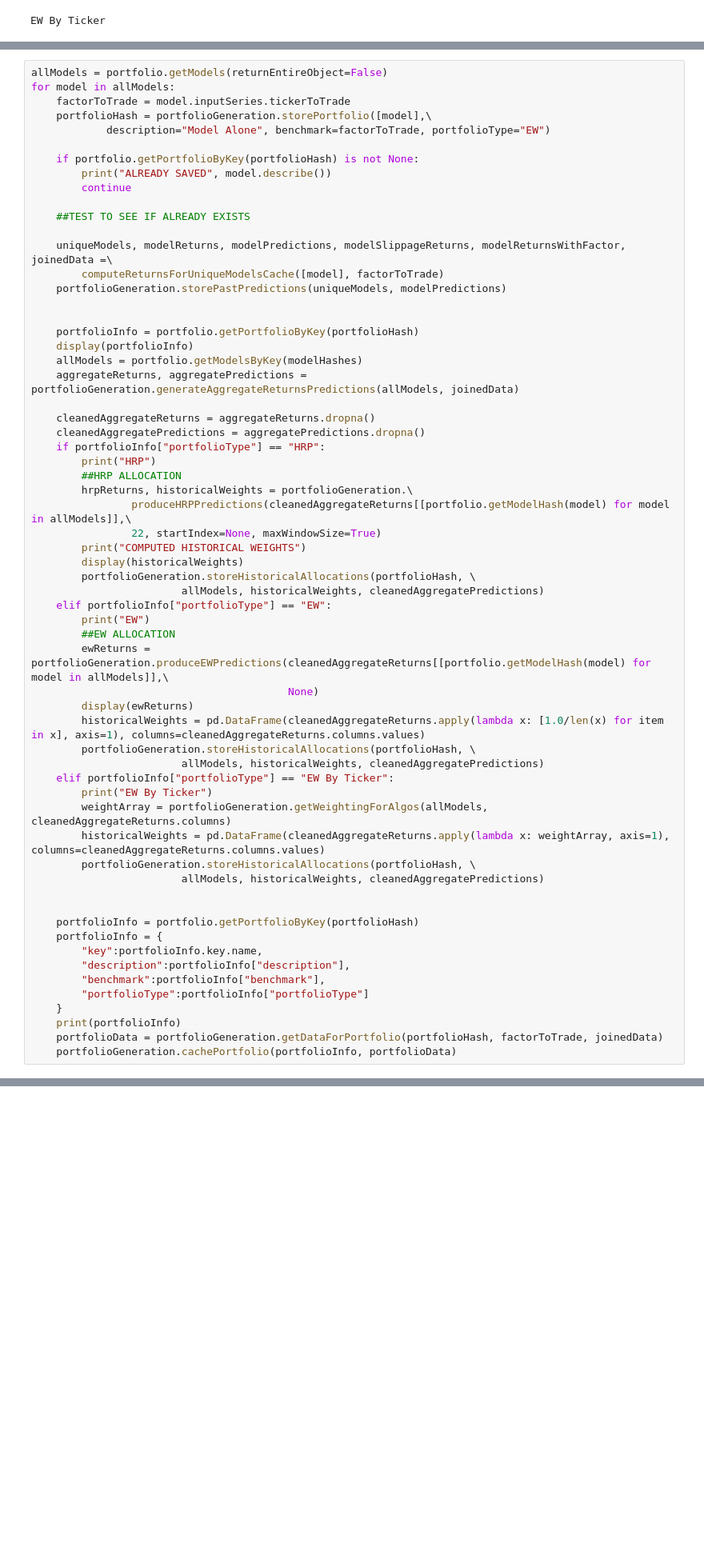
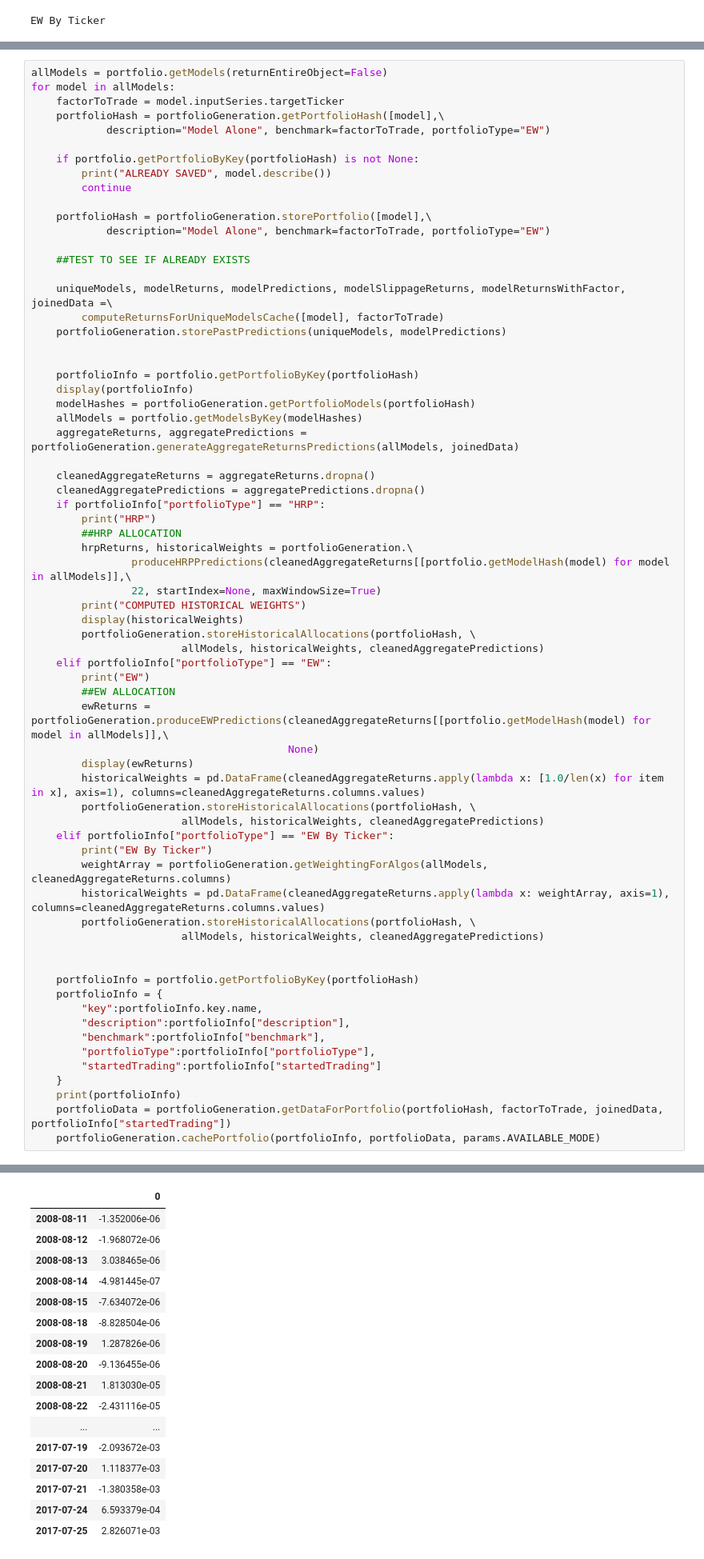
Before and after one commit to SignalBuilders/walkforwardTrader, a Jupyter notebook: Introduce and Initialize Portfolio From Cache.ipynb, the cells around one changed output, grey strips where cells are left out. Shown: that part at 80% size. Saved outputs shown, nothing was run; the diff lists cells and outputs as text; blank space fills up the shorter version.

```diff
--- a/Introduce and Initialize Portfolio From Cache.ipynb
+++ b/Introduce and Initialize Portfolio From Cache.ipynb
@@ -393,13 +399,16 @@ portfolioGeneration.cachePortfolio(portfolioInfo, portfolioData)
 # %%
 allModels = portfolio.getModels(returnEntireObject=False)
 for model in allModels:
-    factorToTrade = model.inputSeries.tickerToTrade
-    portfolioHash = portfolioGeneration.storePortfolio([model],\
+    factorToTrade = model.inputSeries.targetTicker
+    portfolioHash = portfolioGeneration.getPortfolioHash([model],\
             description="Model Alone", benchmark=factorToTrade, portfolioType="EW")
 
     if portfolio.getPortfolioByKey(portfolioHash) is not None:
         print("ALREADY SAVED", model.describe())
         continue
+
+    portfolioHash = portfolioGeneration.storePortfolio([model],\
+            description="Model Alone", benchmark=factorToTrade, portfolioType="EW")
 
     ##TEST TO SEE IF ALREADY EXISTS
 
@@ -410,6 +419,7 @@ for model in allModels:
 
     portfolioInfo = portfolio.getPortfolioByKey(portfolioHash)
     display(portfolioInfo)
+    modelHashes = portfolioGeneration.getPortfolioModels(portfolioHash)
     allModels = portfolio.getModelsByKey(modelHashes)
     aggregateReturns, aggregatePredictions = portfolioGeneration.generateAggregateReturnsPredictions(allModels, joinedData)
 
@@ -447,8 +457,10 @@ for model in allModels:
         "key":portfolioInfo.key.name,
         "description":portfolioInfo["description"],
         "benchmark":portfolioInfo["benchmark"],
-        "portfolioType":portfolioInfo["portfolioType"]
+        "portfolioType":portfolioInfo["portfolioType"],
+        "startedTrading":portfolioInfo["startedTrading"]
     }
     print(portfolioInfo)
-    portfolioData = portfolioGeneration.getDataForPortfolio(portfolioHash, factorToTrade, joinedData)
-    portfolioGeneration.cachePortfolio(portfolioInfo, portfolioData)
+    portfolioData = portfolioGeneration.getDataForPortfolio(portfolioHash, factorToTrade, joinedData, portfolioInfo["startedTrading"])
+    portfolioGeneration.cachePortfolio(portfolioInfo, portfolioData, params.AVAILABLE_MODE)
+# %% [output]
@@ -454,0 +477,17 @@ for model in allModels:
+|  | 0 |
+| 2008-08-11 | -1.352006e-06 |
+| 2008-08-12 | -1.968072e-06 |
+| 2008-08-13 | 3.038465e-06 |
+| 2008-08-14 | -4.981445e-07 |
+| 2008-08-15 | -7.634072e-06 |
+| 2008-08-18 | -8.828504e-06 |
+| 2008-08-19 | 1.287826e-06 |
+| 2008-08-20 | -9.136455e-06 |
+| 2008-08-21 | 1.813030e-05 |
+| 2008-08-22 | -2.431116e-05 |
+| ... | ... |
+| 2017-07-19 | -2.093672e-03 |
+| 2017-07-20 | 1.118377e-03 |
+| 2017-07-21 | -1.380358e-03 |
+| 2017-07-24 | 6.593379e-04 |
+| 2017-07-25 | 2.826071e-03 |
```
Also changed, not shown: parts of 3 cells of this notebook, 1 other file.
